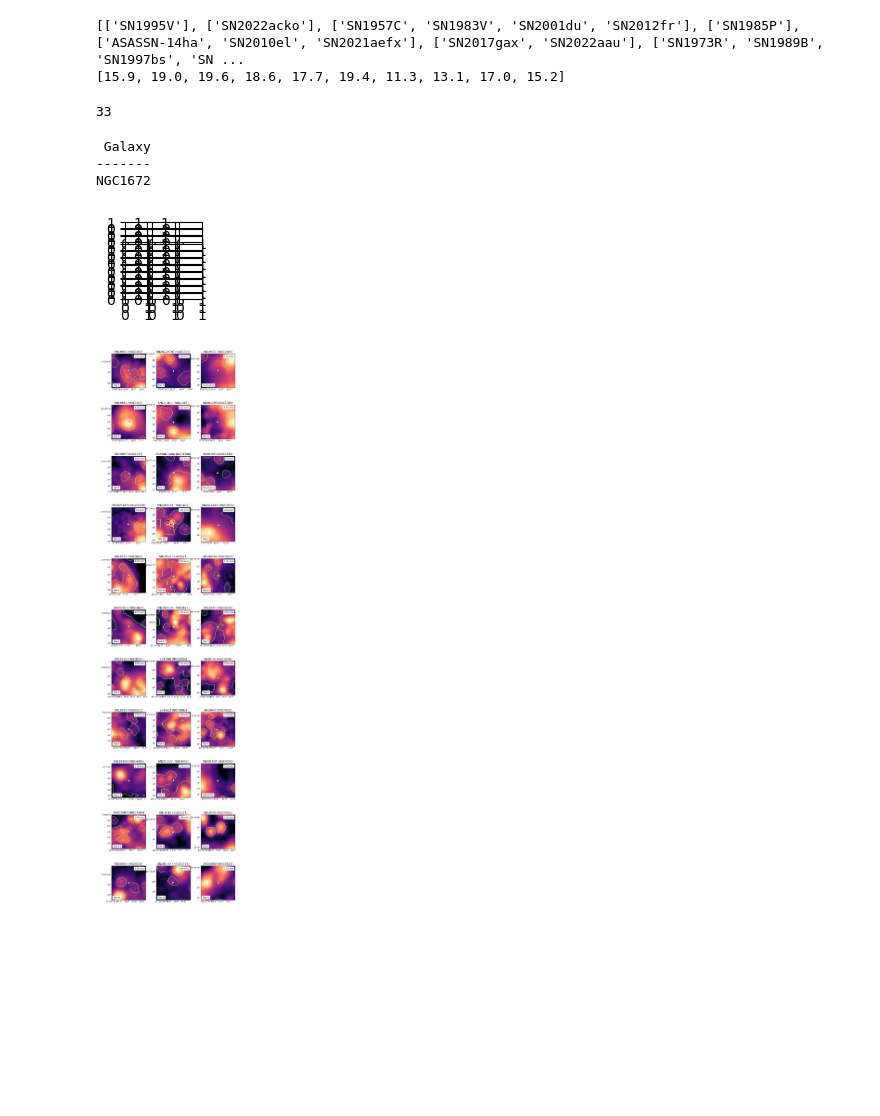
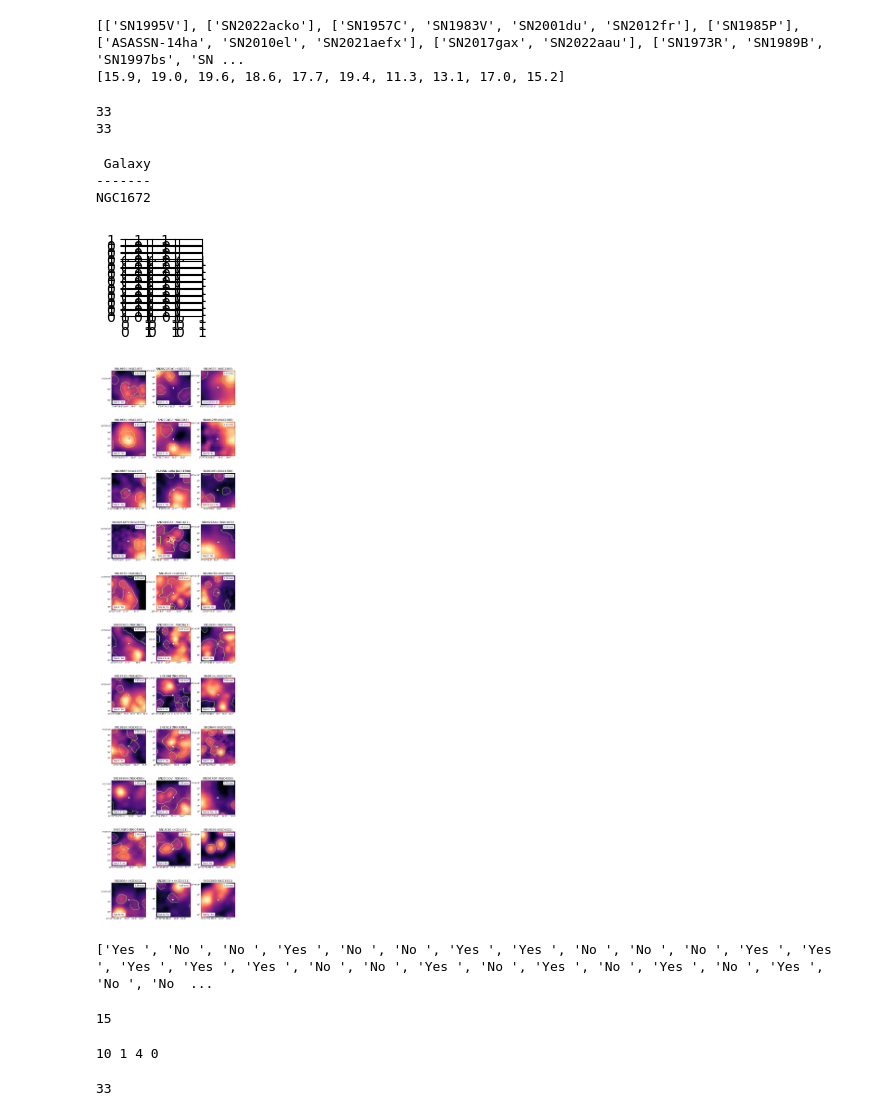
Before and after one commit to NessMayker/SNeHa, a Jupyter notebook: Code/1c.MUSE_Zooms.ipynb, the cells around one changed output. Saved outputs shown, nothing was run; the diff lists cells and outputs as text; code cells hidden in the pictures; blank space fills up the shorter version.

Commit message:
added type stats to HII region counts

```diff
--- a/Code/1c.MUSE_Zooms.ipynb
+++ b/Code/1c.MUSE_Zooms.ipynb
@@ -97,7 +97,7 @@ print(dists)
 [15.9, 19.0, 19.6, 18.6, 17.7, 19.4, 11.3, 13.1, 17.0, 15.2]
 # %%
 def getPlotStuff(gal, img, res, HIIimg, names, types, ras, decs, dist):
-    plots, wcss, HIImaps, hdus, SNnames, SNtypes, SNras, SNdecs, SNgals, dists, resolution = [],[],[],[],[],[],[],[],[],[],[]
+    plots, wcss, HIImaps, hdus, SNnames, SNtypes, SNras, SNdecs, SNgals, dists, resolution, inHII = [],[],[],[],[],[],[],[],[],[],[],[]
 
     for i in range(len(gal)):
         for j in range(len(names[i])):
@@ -125,20 +125,33 @@ def getPlotStuff(gal, img, res, HIIimg, names, types, ras, decs, dist):
                 SNgals.append(gal[i])
                 dists.append(dist[i])
 
+                #Check if SN is in HII region
+                xval, yval = w.wcs_world2pix(ras[i][j],decs[i][j], 0)
+                xVal = int(xval)
+                yVal = int(yval)
+                HIIval = hii_map[yVal, xVal]
+
+                if HIIval == -1:
+                    inHII.append("No ")
+                else:
+                    inHII.append("Yes ")
+
             else:
                 #print("no file for ")
                 pass
 
-    return(plots, wcss, HIImaps, hdus, SNnames, SNtypes, SNras, SNdecs, SNgals, dists, resolution)
+    return(plots, wcss, HIImaps, hdus, SNnames, SNtypes, SNras, SNdecs, SNgals, dists, resolution, inHII)
 # %%
 # set up plots, wcs information, and HII maps for contours.
 
-plots, wcss, HIImaps, hdus, SNnames, SNtypes, SNras, SNdecs, SNgals, dists, resolution = getPlotStuff(galaxies, imgs, res, HIIimgs, names, types, ras, decs, dists)
+plots, wcss, HIImaps, hdus, SNnames, SNtypes, SNras, SNdecs, SNgals, dists, resolution, inHII = getPlotStuff(galaxies, imgs, res, HIIimgs, names, types, ras, decs, dists)
 
 # print(SNnames)
 print(len(SNnames))
+print(len(inHII))
 # %% [output]
 33
+33
 # %%
 #set up labels for legends
 legendLabels = []
@@ -201,9 +214,9 @@ for j in range(len(SNgals)): # counter to count galaxy maps
 
     #set up legend label with type classification
     if SNtypes[j] != "Unclassified":
-        leglab = "Type " + SNtypes[j]
+        leglab = "Type " + SNtypes[j] + ": " + inHII[j]
     else:
-        leglab= SNtypes[j]
+        leglab= SNtypes[j] + ": " + inHII[j]
     legStr = str(resolution[j]) + " asec"
 
     #set up data to use astropy's cutout2D to plot subsections of galaxy map
@@ -254,31 +267,35 @@ for j in range(len(SNgals)): # counter to count galaxy maps
 #     spheres = angSizes[j][:-1]
 
 
 #     #get Pixel distance for scalebar
 #     pixDists=[]
 #     for i in range(len(spheres)-1):
 #         sphereEdgeRa, sphereEdgeDec = ra + Angle(spheres[i]*u.degree), dec + Angle(spheres[i]*u.degree)
 #         sphereEdgex, sphereEdgey = cutout.wcs.wcs_world2pix(sphereEdgeRa, sphereEdgeDec, 0)
 #         pixDistx, pixDisty = sphereEdgex-xval, sphereEdgey-yval
 #         pixDists.append(np.sqrt((pixDistx**2 + pixDisty**2)/2))
 
 #     lowerleftra  = ra.value + halfBox
 #     lowerleftdec = dec.value - halfBox + halfBox*0.1
 #     val=spheres[1]
 
 #     xArr, yArr = np.linspace(lowerleftra, lowerleftra-val, 100),np.linspace(lowerleftdec, lowerleftdec, 100)
 
 
     n+=1
     if n%PLOTS_PER_ROW==0:
         m+=1
         n=0
     p +=1
 
     plt.subplots_adjust(left = 0.1, bottom = 0.1, right = 0.99, top = 0.9, wspace = 0.3, hspace = 0.2)
 #plt.tight_layout(pad=0.5, w_pad=6.8, h_pad=1.0)
 fig.savefig("../Figures/Zooms_500pc.pdf", dpi=300)
 plt.show()
 # %% [output]
 [figure]
-[figure, old version]
+[figure, new version]
+# %%
+print(inHII, SNtypes)
+# %% [output]
+['Yes ', 'No ', 'No ', 'Yes ', 'No ', 'No ', 'Yes ', 'Yes ', 'No ', 'No ', 'No ', 'Yes ', 'Yes ', 'Yes ', 'Yes ', 'Yes ', 'No ', 'No ', 'Yes ', 'No ', 'Yes ', 'No ', 'Yes ', 'No ', 'Yes ', 'No ', 'No  ...
@@ -284,0 +304,24 @@ plt.show()
+# %%
+numInHII
+# %% [output]
+15
+# %%
+IIinHII, IainHII, IbcinHII, UncInHII = 0,0,0,0
+
+for i in range(len(inHII)):
+    if "Yes" in inHII[i] and "Ia" in SNtypes[i]:
+        IainHII += 1
+    elif "Yes" in inHII[i] and "II" in SNtypes[i]:
+        IIinHII += 1
+    elif "Yes" in inHII[i] and ("Ib" in SNtypes[i] or "Ic" in SNtypes[i]):
+        IbcinHII += 1
+    elif "Yes" in inHII[i]:
+        UncInHII += 1
+
+print(IIinHII, IainHII, IbcinHII, UncInHII)
+# %% [output]
+10 1 4 0
+# %%
+print(len(SNtypes))
+# %% [output]
+33
```
Also changed, not shown: parts of 3 cells of this notebook, 5 other files.
